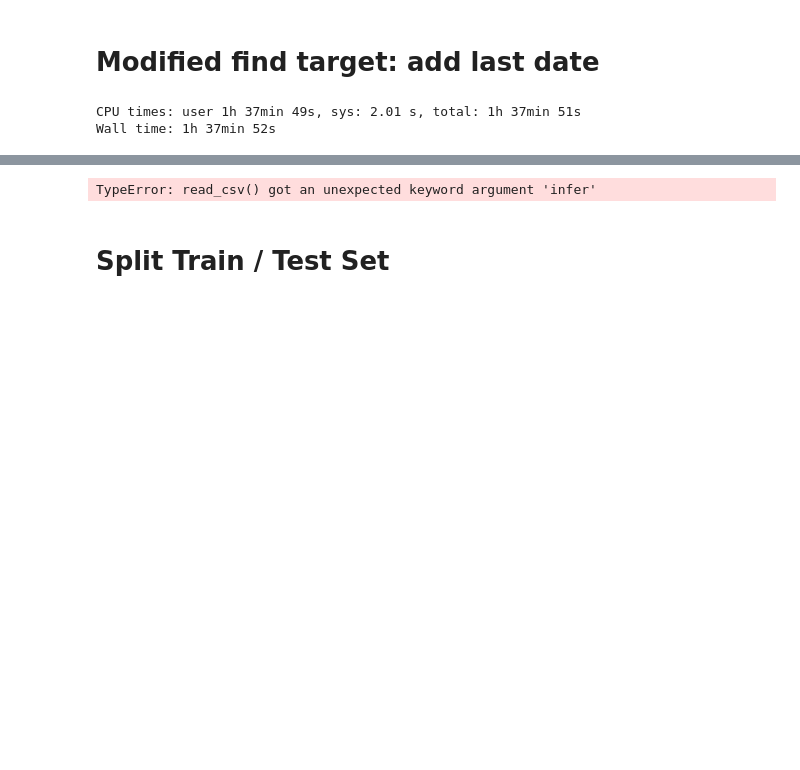
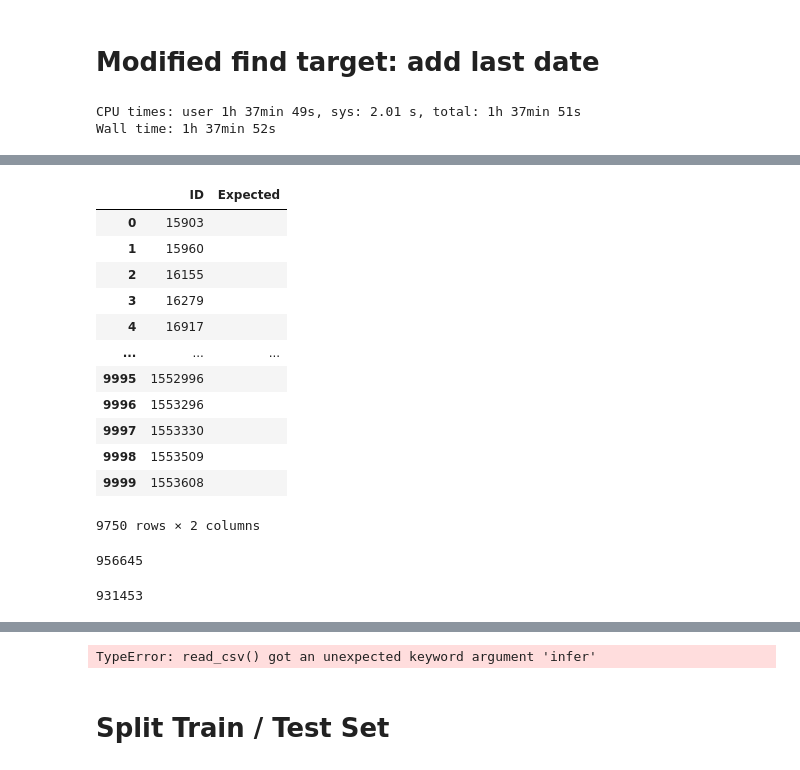
Before and after one commit to Fra1977/kaggle_santander, a Jupyter notebook: 02_create_train_test_sbmission_set.ipynb, the cells around one changed output, grey strips where cells are left out. Saved outputs shown, nothing was run; the diff lists cells and outputs as text; code cells hidden in the pictures; blank space fills up the shorter version.

```diff
--- a/02_create_train_test_sbmission_set.ipynb
+++ b/02_create_train_test_sbmission_set.ipynb
@@ -292,0 +320,20 @@ display(test_public_data[:20])
+# %%
+train_uids_atmax = train[train.fecha_dato==train.fecha_dato.max()].ncodpers.unique()
+# %%
+df_subm = df_subm[df_subm.ID.isin(train_uids_atmax)]
+# %%
+df_subm
+# %% [output]
+|  | ID | Expected |
+| 0 | 15903 |  |
+| 1 | 15960 |  |
+| 2 | 16155 |  |
+| 3 | 16279 |  |
+| 4 | 16917 |  |
+| ... | ... | ... |
+| 9995 | 1552996 |  |
+| 9996 | 1553296 |  |
+| 9997 | 1553330 |  |
+| 9998 | 1553509 |  |
+| 9999 | 1553608 |  |
+9750 rows × 2 columns
@@ -292,0 +357,8 @@ display(test_public_data[:20])
+# %%
+train.ncodpers.nunique()
+# %% [output]
+956645
+# %%
+train[train.fecha_dato==train.fecha_dato.max()].ncodpers.nunique()
+# %% [output]
+931453
```
Also changed, not shown: parts of 47 cells of this notebook, 1 other file.
